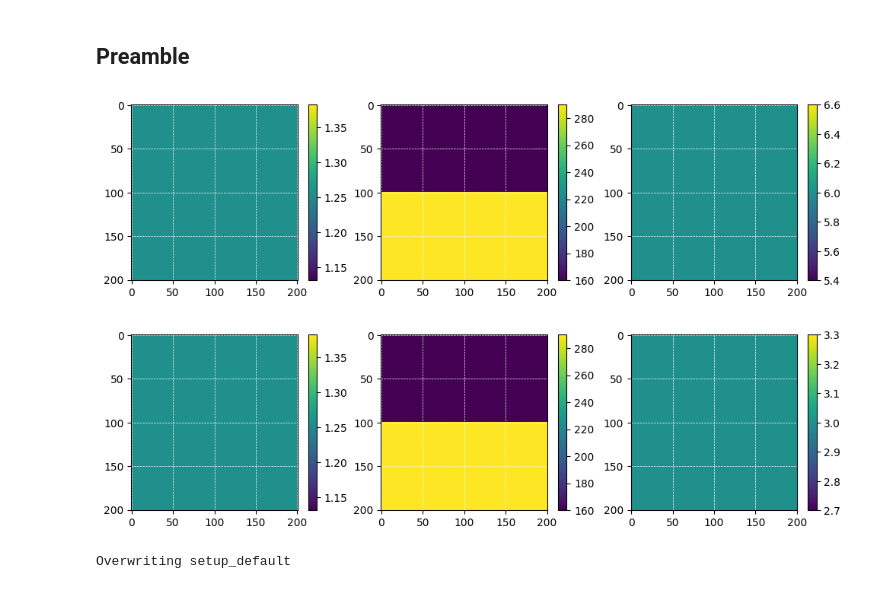
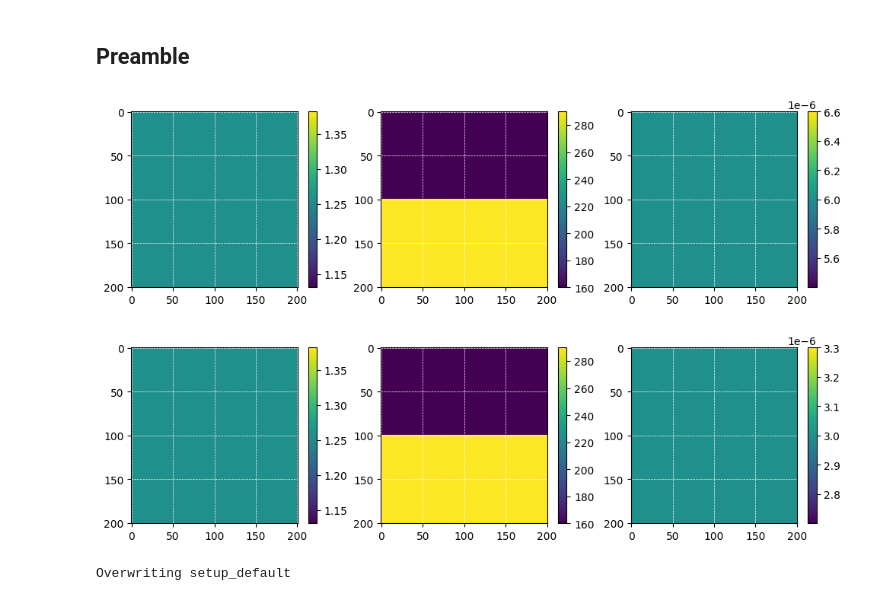
Before and after one commit to joeyartech/SeisJIMU, a Jupyter notebook: Demo/04_GradientTest/go_TE_gsgma.ipynb, the cells around one changed output. Cells and saved outputs as stored; diff of their text form; code cells hidden in the pictures.

```diff
--- a/Demo/04_GradientTest/go_TE_gsgma.ipynb
+++ b/Demo/04_GradientTest/go_TE_gsgma.ipynb
@@ -69,37 +69,35 @@ def run(app='../../exe/GradientTest',setup='setup',np=1,nthreads=4,out=None):
 # %%
 # True
 cel = np.ones((nz,nx))
 cel[:100,:]=160; cel[100:,:]=290
 mu  =1.25663708*np.ones((nz,nx))
-#sgma=6e-6*np.ones((nz,nx))
-sgma=6*np.ones((nz,nx))
+sgma=6e-6*np.ones((nz,nx))
 
 model=np.concat((mu,cel,sgma),axis=1)
 model.T.astype('float32').tofile('true')
 
 # Background
-#sgma=3e-6*np.ones((nz,nx))
-sgma=3*np.ones((nz,nx))
+sgma=3e-6*np.ones((nz,nx))
 
 model=np.concat((mu,cel,sgma),axis=1)
 model.T.astype('float32').tofile('init')
 
 
 #plot
 true=read('true',(3*nx,nz))
 plt.figure(figsize=(12,3))
 plt.subplot(1,3,1); imshow(true[:,:nx])
 plt.subplot(1,3,2); imshow(true[:,nx:2*nx])
 plt.subplot(1,3,3); imshow(true[:,2*nx:])
 
 init=read('init',(3*nx,nz))
 plt.figure(figsize=(12,3))
 plt.subplot(1,3,1); imshow(init[:,:nx])
 plt.subplot(1,3,2); imshow(init[:,nx:2*nx])
 plt.subplot(1,3,3); imshow(init[:,2*nx:])
 # %% [output]
-[figure, old version]
+[figure, new version]
-[figure, old version]
+[figure, new version]
 # %%
 def epsrmur2celmu(epsr,mur):
     cel = 299.79563548 /np.sqrt(epsr*mur)
```
Also changed, not shown: parts of 11 cells of this notebook, 8 other files.
